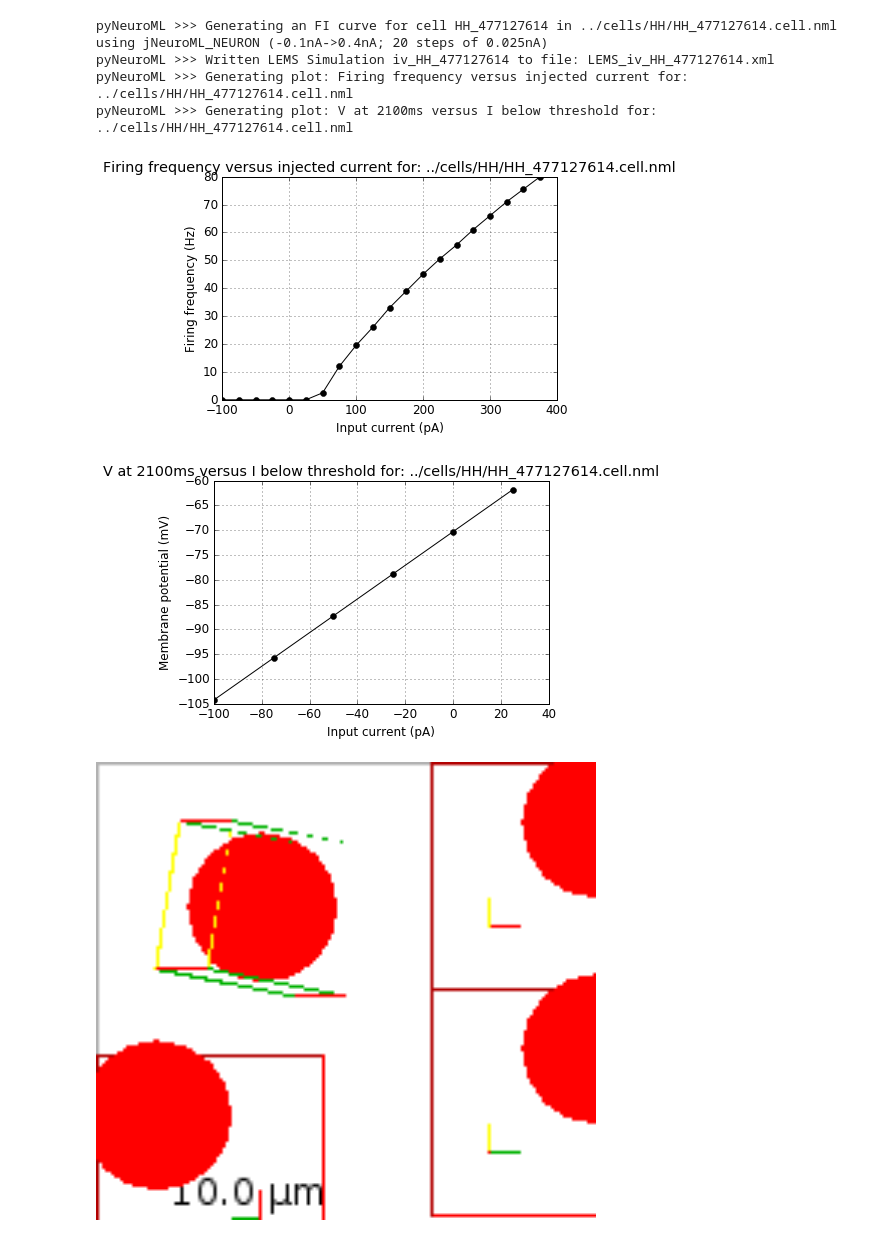
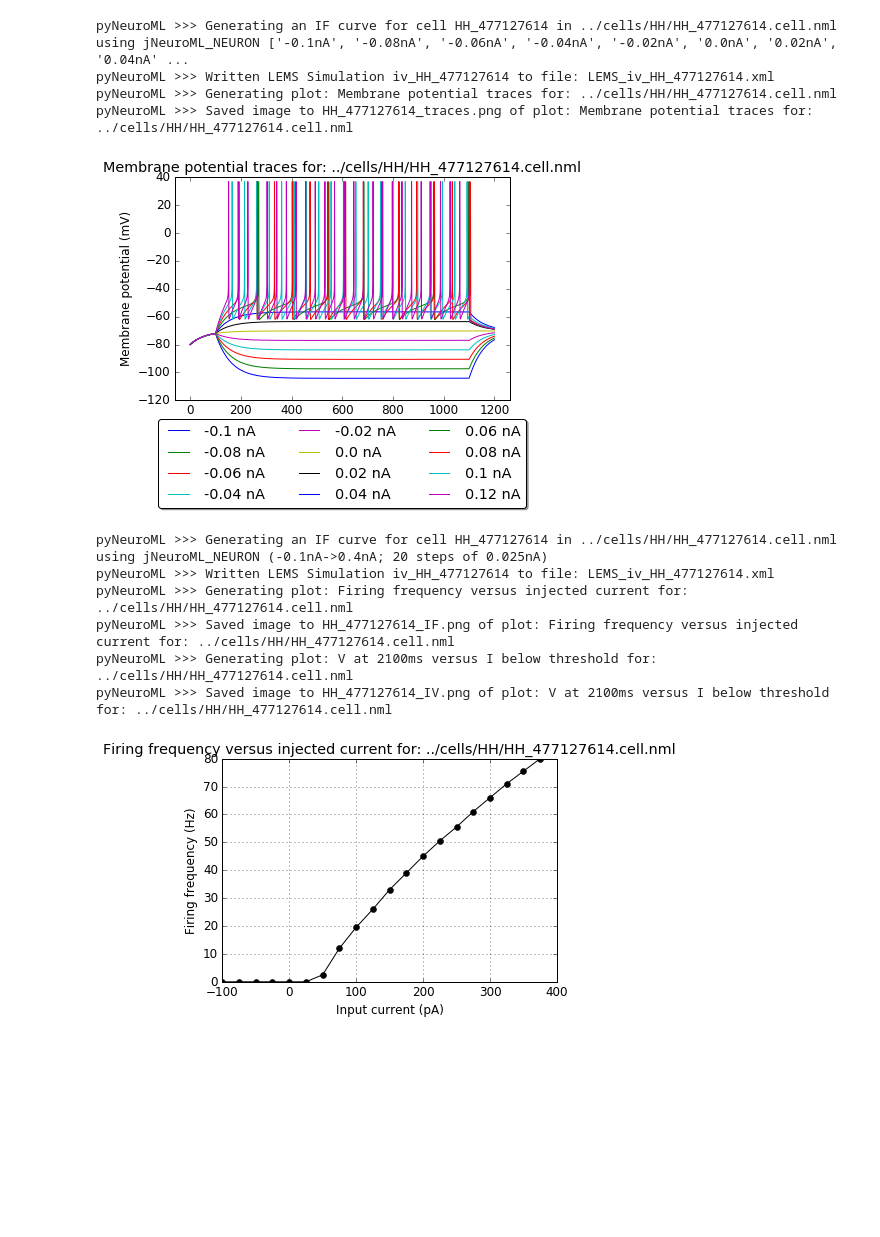
Before and after one commit to pgleeson/multi, a Jupyter notebook: notebooks/Test_cells.ipynb, the cells around one changed output. Drawn from its saved outputs; the diff is of its cells as text; code cells hidden in the pictures; blank space fills up the shorter version.

Commit message:
Updating l23 cell

```diff
--- a/notebooks/Test_cells.ipynb
+++ b/notebooks/Test_cells.ipynb
@@ -28,32 +1,20 @@ pyNeuroML >>> Generating plot: Membrane potential traces for: ../cells/HH/HH_477
-# %%
-# Longer duration, more points
-
-curve = generate_current_vs_frequency_curve(cell_file,
-                                    cell_id,
-                                    start_amp_nA =         -0.1,
-                                    end_amp_nA =           0.4,
-                                    step_nA =              0.025,
-                                    analysis_duration =    2000,
-                                    pre_zero_pulse =       0,
-                                    post_zero_pulse =      0,
-                                    analysis_delay =       100,
-                                    simulator =            'jNeuroML_NEURON',
-                                    plot_voltage_traces =  False,
-                                    plot_if =              True,
-                                    plot_iv =              True,
-                                    temperature =          '34degC',
-                                    title_above_plot =      True)
-# %% [output]
-pyNeuroML >>> Generating an FI curve for cell HH_477127614 in ../cells/HH/HH_477127614.cell.nml using jNeuroML_NEURON (-0.1nA->0.4nA; 20 steps of 0.025nA)
-pyNeuroML >>> Written LEMS Simulation iv_HH_477127614 to file: LEMS_iv_HH_477127614.xml
-pyNeuroML >>> Generating plot: Firing frequency versus injected current for: ../cells/HH/HH_477127614.cell.nml
-pyNeuroML >>> Generating plot: V at 2100ms versus I below threshold for: ../cells/HH/HH_477127614.cell.nml
-[figure, removed]
-[figure, removed]
-# %%
-from pyneuroml import pynml
-pynml.run_jneuroml("", cell_file, '-png')
-from IPython.display import Image
-Image(filename=cell_file.replace('.nml','.png'),width=500)
-# %% [output]
-[figure, removed]
+# %%
+%matplotlib inline
+import sys
+
+from plot_cell import plot_cell_firing
+
+plot_cell_firing('../cells/HH/HH_477127614.cell.nml')
+# %% [output]
+pyNeuroML >>> Generating an IF curve for cell HH_477127614 in ../cells/HH/HH_477127614.cell.nml using jNeuroML_NEURON ['-0.1nA', '-0.08nA', '-0.06nA', '-0.04nA', '-0.02nA', '0.0nA', '0.02nA', '0.04nA' ...
+pyNeuroML >>> Written LEMS Simulation iv_HH_477127614 to file: LEMS_iv_HH_477127614.xml
+pyNeuroML >>> Generating plot: Membrane potential traces for: ../cells/HH/HH_477127614.cell.nml
+pyNeuroML >>> Saved image to HH_477127614_traces.png of plot: Membrane potential traces for: ../cells/HH/HH_477127614.cell.nml
+[figure, added]
+pyNeuroML >>> Generating an IF curve for cell HH_477127614 in ../cells/HH/HH_477127614.cell.nml using jNeuroML_NEURON (-0.1nA->0.4nA; 20 steps of 0.025nA)
+pyNeuroML >>> Written LEMS Simulation iv_HH_477127614 to file: LEMS_iv_HH_477127614.xml
+pyNeuroML >>> Generating plot: Firing frequency versus injected current for: ../cells/HH/HH_477127614.cell.nml
+pyNeuroML >>> Saved image to HH_477127614_IF.png of plot: Firing frequency versus injected current for: ../cells/HH/HH_477127614.cell.nml
+pyNeuroML >>> Generating plot: V at 2100ms versus I below threshold for: ../cells/HH/HH_477127614.cell.nml
+pyNeuroML >>> Saved image to HH_477127614_IV.png of plot: V at 2100ms versus I below threshold for: ../cells/HH/HH_477127614.cell.nml
+[figure, added]
```
Also changed, not shown: parts of 3 cells of this notebook, 18 other files.
